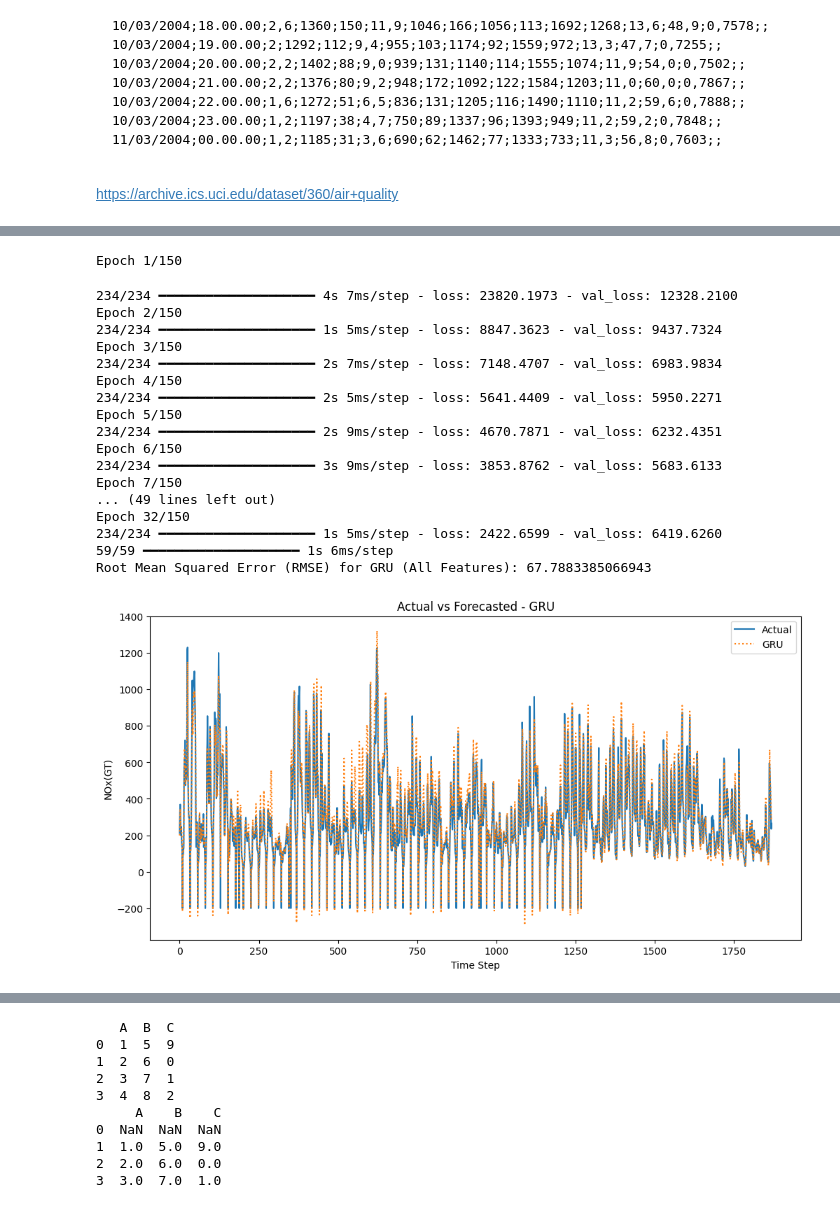
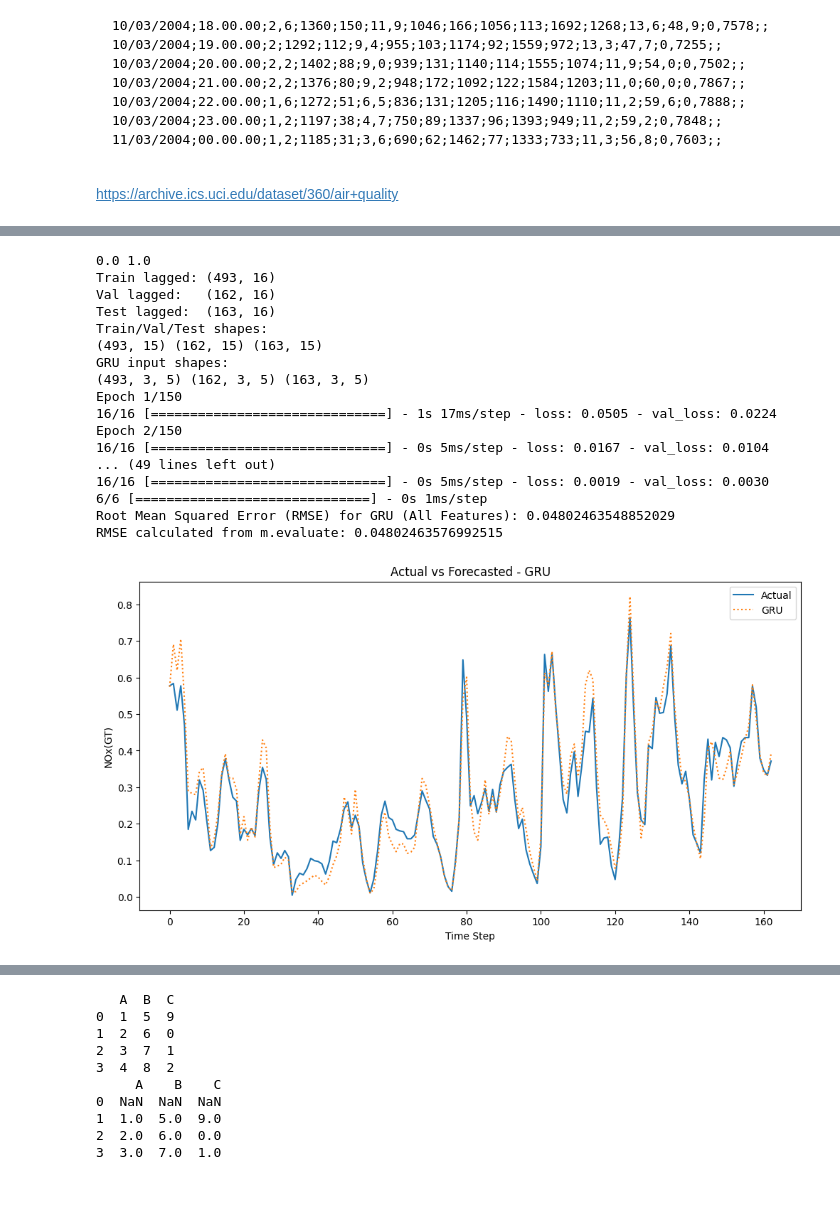
Before and after one commit to HAR5HA-7663/MCS-5993-Evolutionary-Computation-and-Deep-Learning, a Jupyter notebook: Assignments/5/AirQuality_LSTM_GRU.ipynb, the cells around one changed output, grey strips where cells are left out. Saved outputs shown, nothing was run; the diff lists cells and outputs as text; code cells hidden in the pictures.

```diff
--- a/Assignments/5/AirQuality_LSTM_GRU.ipynb
+++ b/Assignments/5/AirQuality_LSTM_GRU.ipynb
@@ -16,14 +27,16 @@ https://archive.ics.uci.edu/dataset/360/air+quality
 # %%
 # import libraries
 import pandas as pd
-from statsmodels.tsa.api import VAR
+import statsmodels
+from statsmodels.tsa.vector_ar.var_model import VAR
 import matplotlib.pyplot as plt
 from sklearn.metrics import mean_squared_error
 import numpy as np
+from sklearn.preprocessing import MinMaxScaler
 
-from google.colab import drive
-drive.mount('/content/gdrive')
+# from google.colab import drive
+# drive.mount('/content/gdrive')
 
 # load the dataset
-file_path = '/content/gdrive/My Drive/DL_data/airQualityUCI/AirQualityUCI.csv'
+file_path = '/Desktop/MCS-5993-Evolutionary-Computation-and-Deep-Learning/Assignments/5/AirQualityUCI.csv'
 data = pd.read_csv(file_path, delimiter=';')
@@ -240,66 +291,86 @@ def create_lagged_features_gru(data, n_lags):
 
 n_lags = 3
 
-# apply lagged feature generation to train and test
-train_data_lagged = create_lagged_features_gru(train_data, n_lags)
-test_data_lagged = create_lagged_features_gru(test_data, n_lags)
+print(train_scaled['NOx(GT)'].min(), train_scaled['NOx(GT)'].max())
+
+# apply lagged feature generation to TRAIN / VAL / TEST
+train_data_lagged = create_lagged_features_gru(train_scaled, n_lags)
+val_data_lagged = create_lagged_features_gru(val_scaled, n_lags)
+test_data_lagged = create_lagged_features_gru(test_scaled, n_lags)
+
+print(f"Train lagged: {train_data_lagged.shape}")
+print(f"Val lagged:   {val_data_lagged.shape}")
+print(f"Test lagged:  {test_data_lagged.shape}")
 
 # separate out X and y
 X_train_all_features = train_data_lagged.drop(columns=['NOx(GT)']).values
 y_train = train_data_lagged['NOx(GT)'].values
 
+X_val_all_features = val_data_lagged.drop(columns=['NOx(GT)']).values
+y_val = val_data_lagged['NOx(GT)'].values
+
 X_test_all_features = test_data_lagged.drop(columns=['NOx(GT)']).values
 y_test = test_data_lagged['NOx(GT)'].values
 
+print("Train/Val/Test shapes:")
+print(X_train_all_features.shape, X_val_all_features.shape, X_test_all_features.shape)
+
 # reshape data for GRU (samples, timesteps, features)
 X_train_gru_all_features = X_train_all_features.reshape((X_train_all_features.shape[0], n_lags, X_train_all_features.shape[1] // n_lags))
+X_val_gru_all_features = X_val_all_features.reshape((X_val_all_features.shape[0], n_lags, X_val_all_features.shape[1] // n_lags))
 X_test_gru_all_features = X_test_all_features.reshape((X_test_all_features.shape[0], n_lags, X_test_all_features.shape[1] // n_lags))
+
+print("GRU input shapes:")
+print(X_train_gru_all_features.shape, X_val_gru_all_features.shape, X_test_gru_all_features.shape)
 
 # build GRU
 model_gru_all_features = Sequential()
-model_gru_all_features.add(GRU(60, activation='relu', input_shape=(n_lags, X_train_gru_all_features.shape[2])))
+# model_gru_all_features.add(GRU(60, activation='relu', input_shape=(n_lags, X_train_gru_all_features.shape[2])))
+model_gru_all_features.add(GRU(60, activation='tanh', recurrent_activation='sigmoid', input_shape=(n_lags, X_train_gru_all_features.shape[2]))) # making it bit complex so it will use cudnn kernels
 model_gru_all_features.add(Dense(1))  # Output layer predicting one value (NOx(GT))
 model_gru_all_features.compile(optimizer='adam', loss='mse')
 
 # add early stopping to prevent overfitting
 early_stopping = EarlyStopping(monitor='val_loss', patience=10, restore_best_weights=True)
 
 # train
-history_gru_all_features = model_gru_all_features.fit(X_train_gru_all_features, y_train, epochs=150, batch_size=32, validation_data=(X_test_gru_all_features, y_test), callbacks=[early_stopping], verbose=1)
+history_gru_all_features = model_gru_all_features.fit(X_train_gru_all_features, y_train, epochs=150, batch_size=32, validation_data=(X_val_gru_all_features, y_val), callbacks=[early_stopping], verbose=1)
 
 # forecast
 y_pred_gru_all_features = model_gru_all_features.predict(X_test_gru_all_features)
 
 # evaluate
 rmse_gru_all_features = np.sqrt(mean_squared_error(y_test, y_pred_gru_all_features))
 print(f'Root Mean Squared Error (RMSE) for GRU (All Features): {rmse_gru_all_features}')
+
+loss = model_gru_all_features.evaluate(X_test_gru_all_features, y_test, verbose=0)
+print(f'RMSE calculated from m.evaluate: {np.sqrt(loss)}')
 
 # visualize
 plt.figure(figsize=(12, 6))
 plt.plot(y_test, label='Actual')
 plt.plot(y_pred_gru_all_features, label='GRU', linestyle=':')
 plt.title('Actual vs Forecasted - GRU')
 plt.xlabel('Time Step')
 plt.ylabel('NOx(GT)')
 plt.legend()
 plt.show()
 # %% [output]
+0.0 1.0
+Train lagged: (493, 16)
+Val lagged:   (162, 16)
+Test lagged:  (163, 16)
+Train/Val/Test shapes:
+(493, 15) (162, 15) (163, 15)
+GRU input shapes:
+(493, 3, 5) (162, 3, 5) (163, 3, 5)
 Epoch 1/150
+16/16 [==============================] - 1s 17ms/step - loss: 0.0505 - val_loss: 0.0224
+Epoch 2/150
+16/16 [==============================] - 0s 5ms/step - loss: 0.0167 - val_loss: 0.0104
+... (49 lines left out)
+16/16 [==============================] - 0s 5ms/step - loss: 0.0019 - val_loss: 0.0030
+6/6 [==============================] - 0s 1ms/step
+Root Mean Squared Error (RMSE) for GRU (All Features): 0.04802463548852029
+RMSE calculated from m.evaluate: 0.04802463576992515
-234/234 ━━━━━━━━━━━━━━━━━━━━ 4s 7ms/step - loss: 23820.1973 - val_loss: 12328.2100
-Epoch 2/150
-234/234 ━━━━━━━━━━━━━━━━━━━━ 1s 5ms/step - loss: 8847.3623 - val_loss: 9437.7324
-Epoch 3/150
-234/234 ━━━━━━━━━━━━━━━━━━━━ 2s 7ms/step - loss: 7148.4707 - val_loss: 6983.9834
-Epoch 4/150
-234/234 ━━━━━━━━━━━━━━━━━━━━ 2s 5ms/step - loss: 5641.4409 - val_loss: 5950.2271
-Epoch 5/150
-234/234 ━━━━━━━━━━━━━━━━━━━━ 2s 9ms/step - loss: 4670.7871 - val_loss: 6232.4351
-Epoch 6/150
-234/234 ━━━━━━━━━━━━━━━━━━━━ 3s 9ms/step - loss: 3853.8762 - val_loss: 5683.6133
-Epoch 7/150
-... (49 lines left out)
-Epoch 32/150
-234/234 ━━━━━━━━━━━━━━━━━━━━ 1s 5ms/step - loss: 2422.6599 - val_loss: 6419.6260
-59/59 ━━━━━━━━━━━━━━━━━━━━ 1s 6ms/step
-Root Mean Squared Error (RMSE) for GRU (All Features): 67.7883385066943
-[figure, old version]
+[figure, new version]
```
Also changed, not shown: parts of 8 cells of this notebook, 2 other files.
